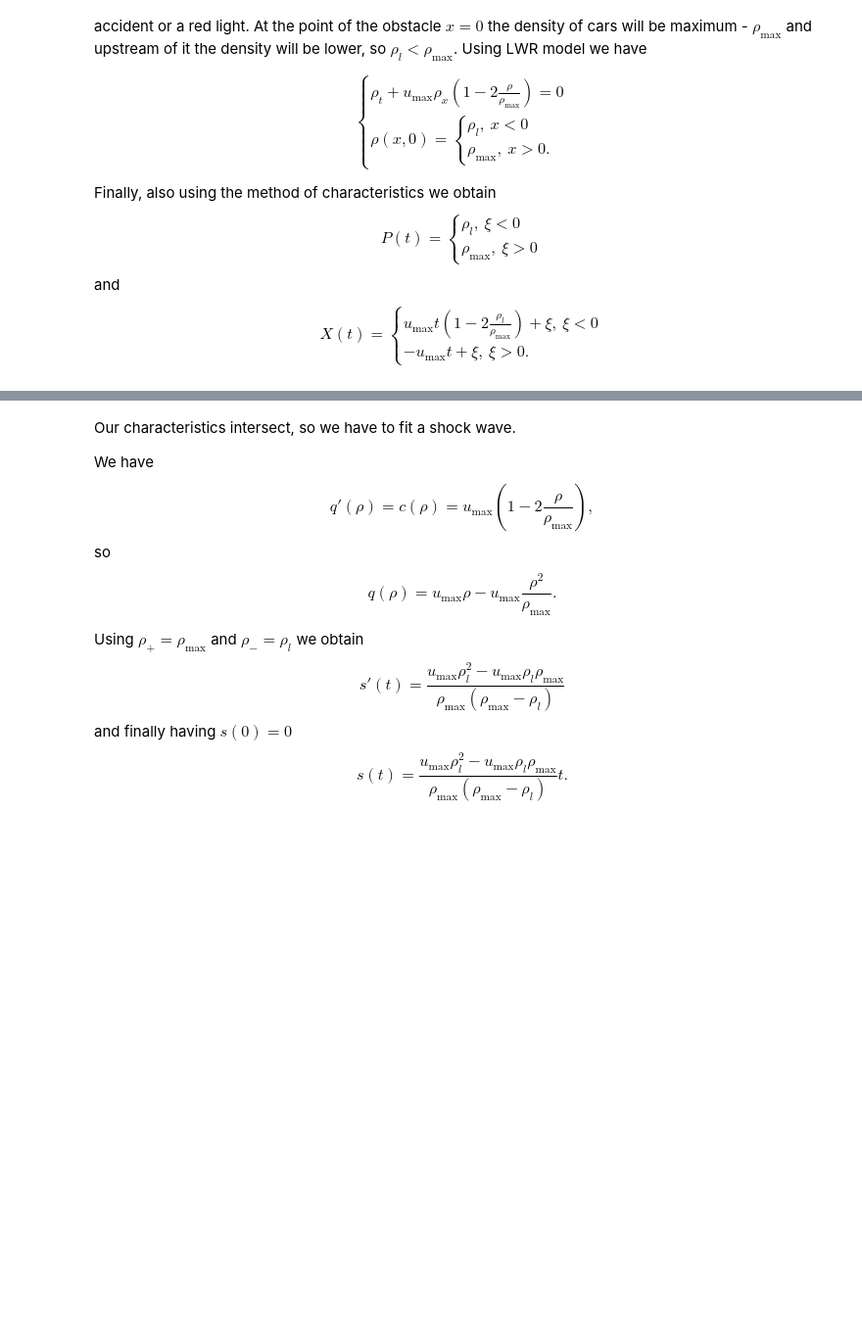
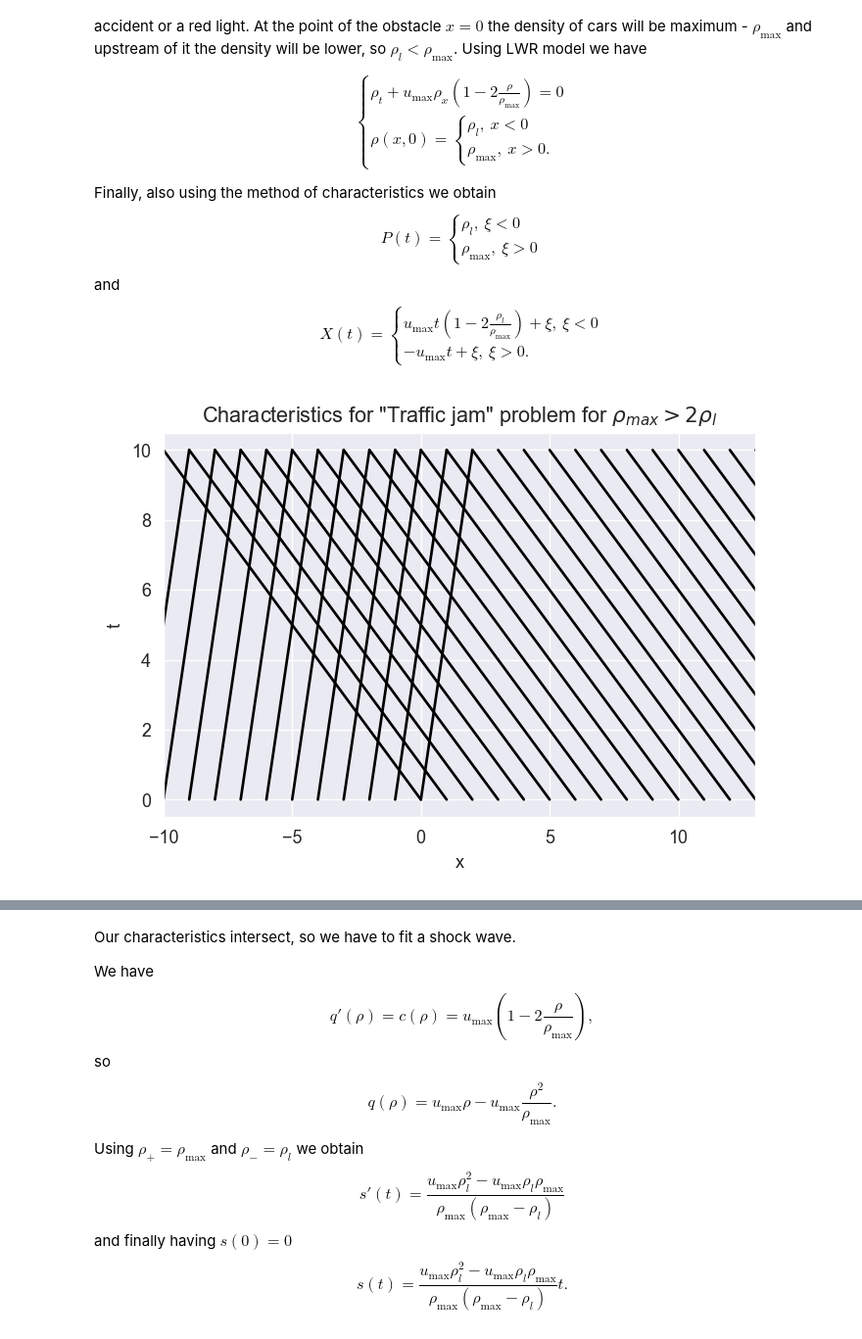
Before and after one commit to joannaww/Lighthill-Witham-Richards-Model, a Jupyter notebook: Matuszak_Wojciechowicz.ipynb, the cells around one changed output, grey strips where cells are left out. Shown: that part at 98% size. Cells and saved outputs as stored; diff of their text form; code cells hidden in the pictures; blank space fills up the shorter version.

```diff
--- a/Matuszak_Wojciechowicz.ipynb
+++ b/Matuszak_Wojciechowicz.ipynb
@@ -150,3 +190,35 @@ $$X\left(t\right) = \begin{cases} u_{\text{max}} t \left(1-2 \frac{\rho_l}{\rho_
 # %%
 # Wykres charakterystyki - mamy shock wave. Tutaj w zależności od znaku 1-2 rho_l/rho_max bedziemy mieli rozne
 # wykresy charakterystyk (shock wave'y inaczej wygladaja) ale wzor sprowadza sie do tego samego
+# %%
+def traffic_jam_X(u_max, t, rho_max, rho_l, ksi):
+    if ksi<0:
+        x = u_max*t*(1-2*rho_l/rho_max) + ksi
+    else:
+        x = -u_max*t + ksi
+
+    return x
+# %%
+u_max = 1
+rho_max = 1
+rho_l = 0.4
+Ksi = np.arange(-15,25)
+t = np.linspace(0, 10, 100)
+
+ax.spines['left'].set_position('center')
+ax.spines['bottom'].set_position('center')
+ax.spines['right'].set_color('none')
+ax.spines['top'].set_color('none')
+
+for i in range(len(Ksi)):
+    X = traffic_jam_X(u_max, t, rho_max, rho_l, Ksi[i])
+    plt.plot(X, t, 'black')
+
+plt.plot(u_max*t*(1-2*rho_l/rho_max), t, 'black') # add ksi=0 on the other side
+plt.xlim([-10, 13])
+plt.title(r'Characteristics for "Traffic jam" problem for $\rho_{max} > 2\rho_{l}$')
+plt.xlabel('x')
+plt.ylabel('t')
+plt.show()
+# %% [output]
+[figure, added]
```
Also changed, not shown: parts of 4 cells of this notebook.
